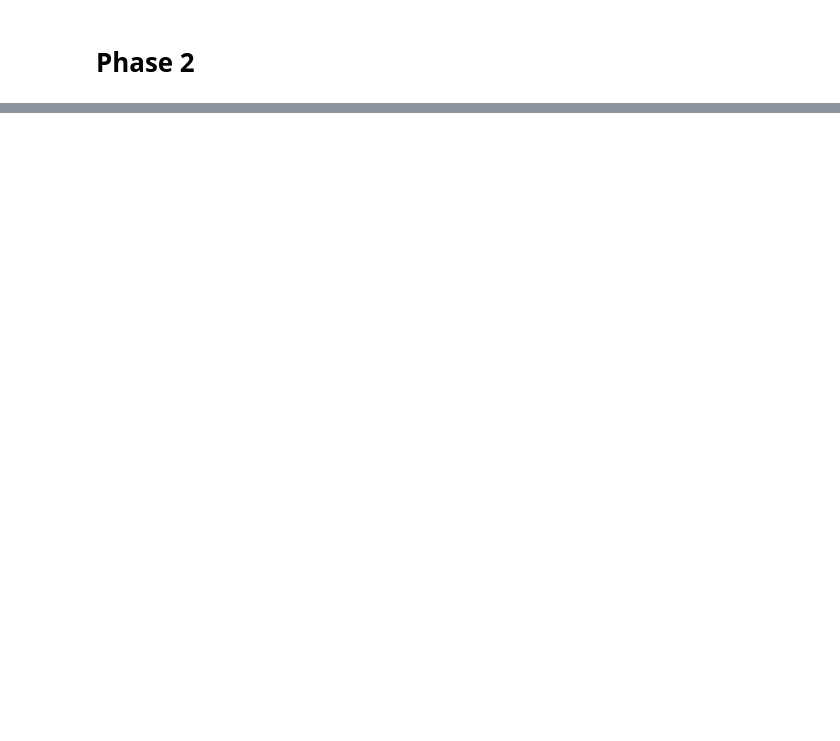
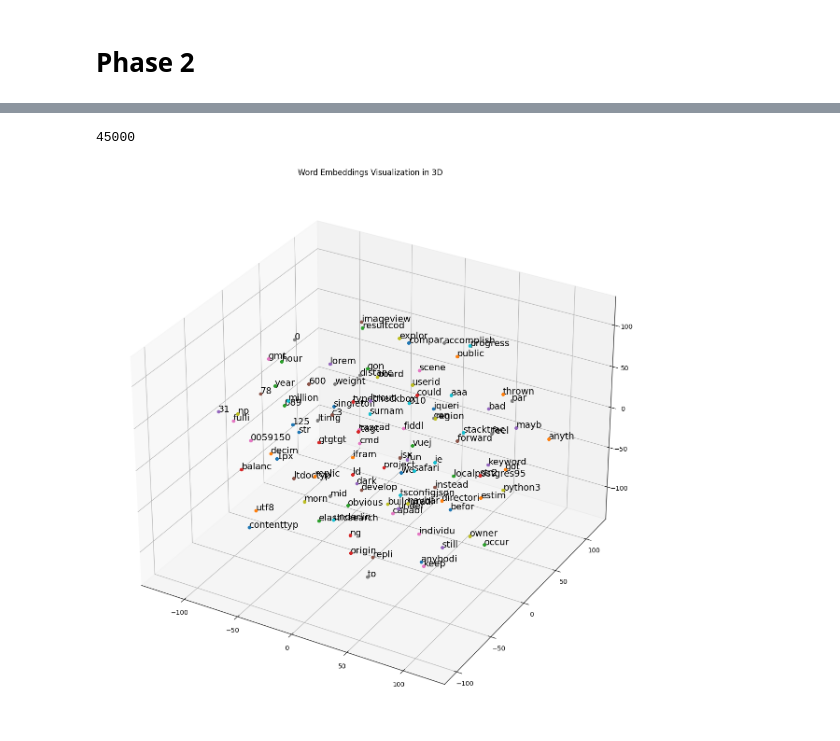
Before and after one commit to Iman9mo/NLP, a Jupyter notebook: project5.ipynb, the cells around one changed output, grey strips where cells are left out. Drawn from its saved outputs; the diff is of its cells as text; code cells hidden in the pictures; blank space fills up the shorter version.

```diff
--- a/project5.ipynb
+++ b/project5.ipynb
@@ -175,0 +75,56 @@ Phase 2 complete. Word2Vec model trained, embeddings visualized, and similarity
+# %%
+import pandas as pd
+import re
+from gensim.models import Word2Vec
+import numpy as np
+import matplotlib.pyplot as plt
+from sklearn.manifold import TSNE
+from sklearn.metrics.pairwise import cosine_similarity
+
+train_data['Combined'] = train_data['Title'] + ' ' + train_data['Body']
+
+# Combine Title and Body for Word2Vec training
+train_sentences = train_data['Combined'].tolist()
+train_sentences = [sentence.split() for sentence in train_sentences if isinstance(sentence, str)]
+
+# Train Word2Vec model
+word2vec_model = Word2Vec(sentences=train_sentences, vector_size=100, window=5, min_count=2, workers=4)
+
+# Save Word2Vec model
+word2vec_model.save("word2vec_model.model")
+# %%
+len(train_sentences)
+# %% [output]
+45000
+# %%
+import random
+def visualize_embeddings_3d(model, sample_size=100):
+    """Visualize word embeddings using t-SNE in 3D."""
+    word0 = list(model.wv.index_to_key)[:3000]
+    words1 = list(model.wv.index_to_key)[100:100 + int(sample_size / 5)]
+    words2 = list(model.wv.index_to_key)[1000:1000 + int(sample_size / 5)]
+    words3 = list(model.wv.index_to_key)[1500:1500 + int(sample_size / 5)]
+    words4 = list(model.wv.index_to_key)[2000:2000 + int(sample_size / 5)]
+    words5 = list(model.wv.index_to_key)[2500:2500 + int(sample_size / 5)]
+
+    words = random.sample(word0, sample_size)
+
+    word_vectors = np.array([model.wv[word] for word in words])
+
+    tsne = TSNE(n_components=3, random_state=0)
+    reduced_vectors = tsne.fit_transform(word_vectors)
+
+    fig = plt.figure(figsize=(20, 15))
+    ax = fig.add_subplot(111, projection='3d')
+    for i, word in enumerate(words):
+        ax.scatter(reduced_vectors[i, 0], reduced_vectors[i, 1], reduced_vectors[i, 2])
+        ax.text(reduced_vectors[i, 0], reduced_vectors[i, 1], reduced_vectors[i, 2], word, fontsize=14)
+
+    plt.title("Word Embeddings Visualization in 3D")
+    plt.show()
+
+
+# Visualize embeddings in 3D
+visualize_embeddings_3d(word2vec_model)
+# %% [output]
+[figure, added]
```
Also changed, not shown: parts of 9 cells of this notebook, 4 other files.
